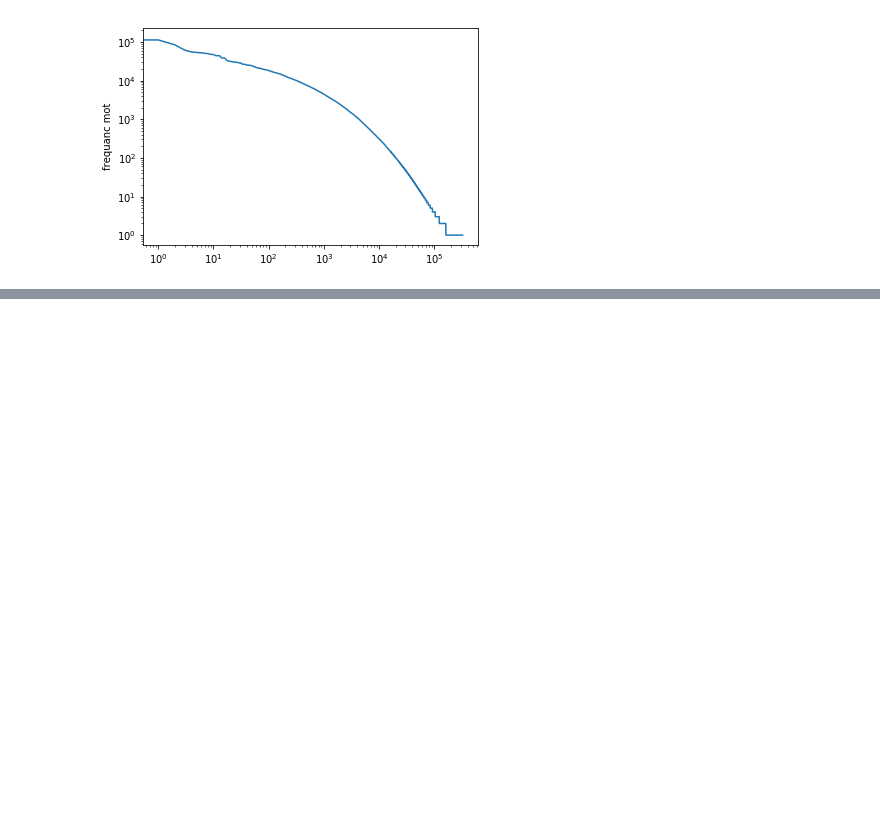
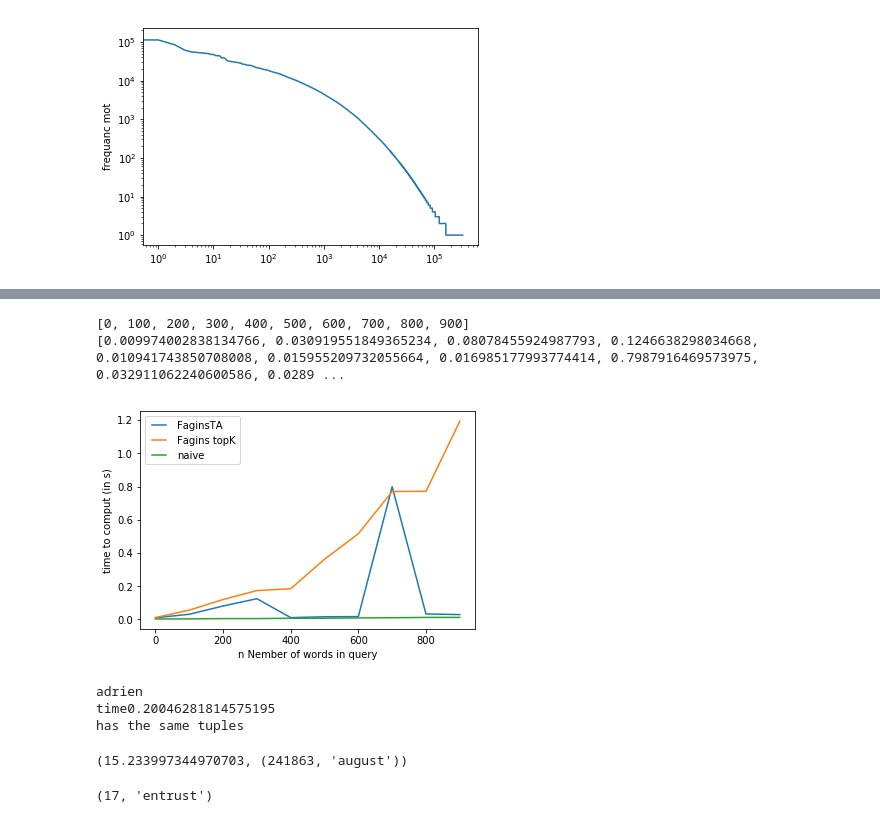
Before and after one commit to Zed314/WordTraveller, a Jupyter notebook: benchmark/BenchmarkQuery.ipynb, the cells around one changed output, grey strips where cells are left out. Saved outputs shown, nothing was run; the diff lists cells and outputs as text; code cells hidden in the pictures; blank space fills up the shorter version.

```diff
--- a/benchmark/BenchmarkQuery.ipynb
+++ b/benchmark/BenchmarkQuery.ipynb
@@ -154,0 +224,15 @@ plt.show()
+# %%
+x = [0]*10
+for i in range(1,10):
+    x[i] = i*i
+
+
+print (x)
+plt.plot(x,totaleTimeTAWords, label="FaginsTA")
+plt.plot(x,totaleTimefagWords, label="Fagins topK")
+
+
+plt.ylabel('time to comput (in s)')
+plt.xlabel('n Nember of words in query')
+plt.legend(numpoints=2)
+plt.show()
@@ -154,0 +301,64 @@ plt.show()
+# %%
+x = [0]*10
+for i in range(1,10):
+    x[i] = i*100
+
+
+print (x)
+plt.plot(x,totaleTimeTAPL, label="FaginsTA")
+plt.plot(x,totaleTimefagPL, label="Fagins topK")
+plt.plot(x,totaleTimeNaivPL, label="naive")
+print(totaleTimeTAPL)
+
+
+plt.ylabel('time to comput (in s)')
+plt.xlabel('n Nember of words in query')
+plt.legend(numpoints=2)
+plt.show()
+# %% [output]
+[0, 100, 200, 300, 400, 500, 600, 700, 800, 900]
+[0.009974002838134766, 0.030919551849365234, 0.08078455924987793, 0.1246638298034668, 0.010941743850708008, 0.015955209732055664, 0.016985177993774414, 0.7987916469573975, 0.032911062240600586, 0.0289 ...
+[figure, added]
+# %%
+import time
+from wordtraveller import faginstavf,naivetopk
+
+print(faginstavf.test())
+sartingTime = time.time()
+resutle = faginstavf.apply_fagins_ta(['party','actually','jail','august'], Voc, filemanager, 0, 100)
+print ('time{}'.format(time.time() - sartingTime))
+
+
+
+aspected =  naivetopk.naive_top_k_algo(['party','actually','jail','august'], Voc, filemanager, 0, 100)
+
+
+is_equal = True
+aspected.sort()
+resutle.sort()
+if len(aspected) == len(resutle) :
+    for i in range(0, len(resutle)):
+        if not (aspected[i][0]== resutle[i][0] and aspected[i][1]== resutle[i][1]):
+            is_equal= False
+else:
+    is_equal = False
+
+if not is_equal :
+    print ("has not the same tuples")
+else:
+    print("has the same tuples")
+# %% [output]
+adrien
+time0.20046281814575195
+has the same tuples
+# %%
+from sortedcontainers import SortedList
+sl = SortedList([(8.822835922241211, (215344, 'actually')), (13.092916488647461, (60492, 'august')), (15.08728313446045, (238923, 'party')), (15.233997344970703, (241863, 'august'))])
+
+print (sl.pop())
+# %% [output]
+(15.233997344970703, (241863, 'august'))
+# %%
+worldsFreq[50002]
+# %% [output]
+(17, 'entrust')
```
Also changed, not shown: parts of 10 cells of this notebook, 1 other file.
